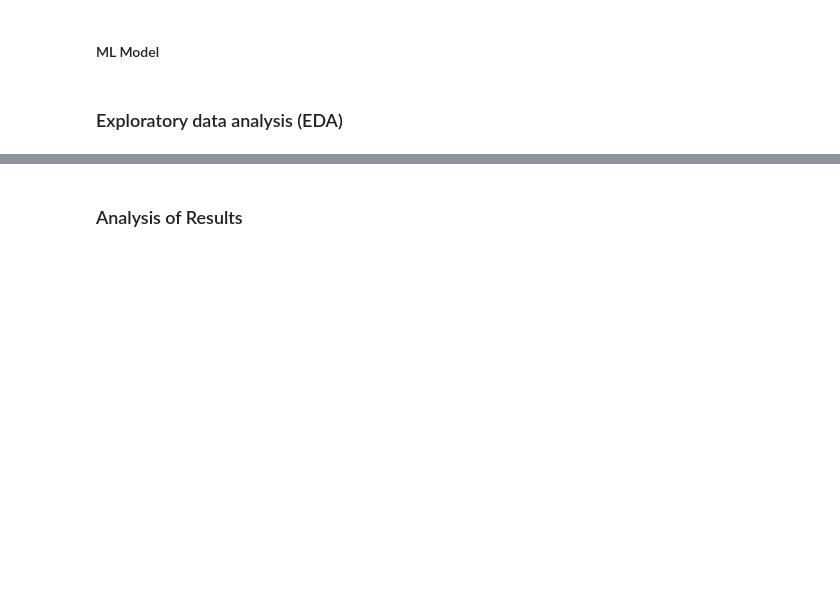
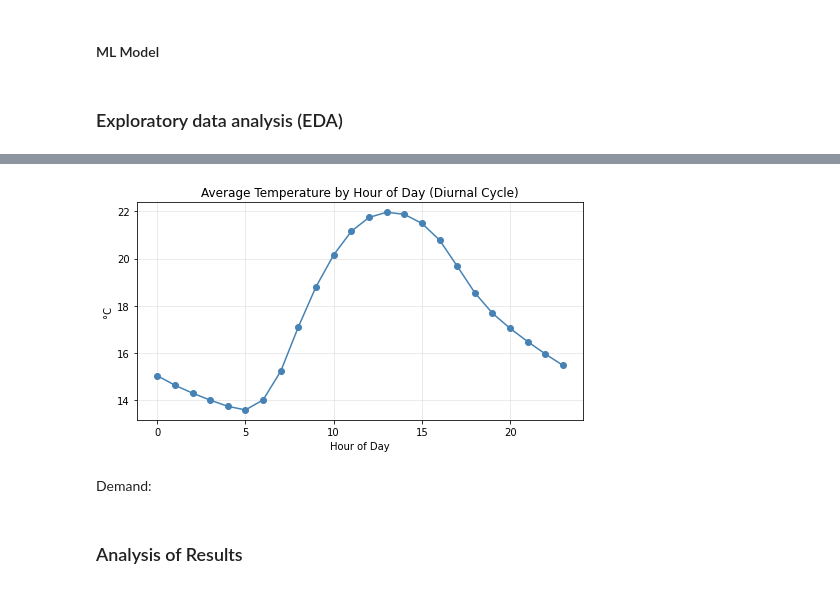
Before and after one commit to frozen-reprise/2025H5_GroupE, a Jupyter notebook: report/unsw-ZZSC9020-report-2025H5_groupE.ipynb, the cells around one changed output, grey strips where cells are left out. Saved outputs shown, nothing was run; the diff lists cells and outputs as text; code cells hidden in the pictures; blank space fills up the shorter version.

```diff
--- a/report/unsw-ZZSC9020-report-2025H5_groupE.ipynb
+++ b/report/unsw-ZZSC9020-report-2025H5_groupE.ipynb
@@ -115,0 +156,14 @@ Other data?? <br>
+# %%
+# Hourly average temperature
+hourly_avg = temp_clean.groupby("hour")["temp_c"].mean()
+
+plt.figure(figsize=(8,4))
+hourly_avg.plot(kind="line", marker="o", color="steelblue")
+plt.title("Average Temperature by Hour of Day (Diurnal Cycle)")
+plt.xlabel("Hour of Day"); plt.ylabel("°C")
+plt.grid(alpha=0.3)
+plt.show()
+# %% [output]
+[figure, added]
+# %% [markdown]
+Demand:
```
Also changed, not shown: parts of 7 cells of this notebook.
